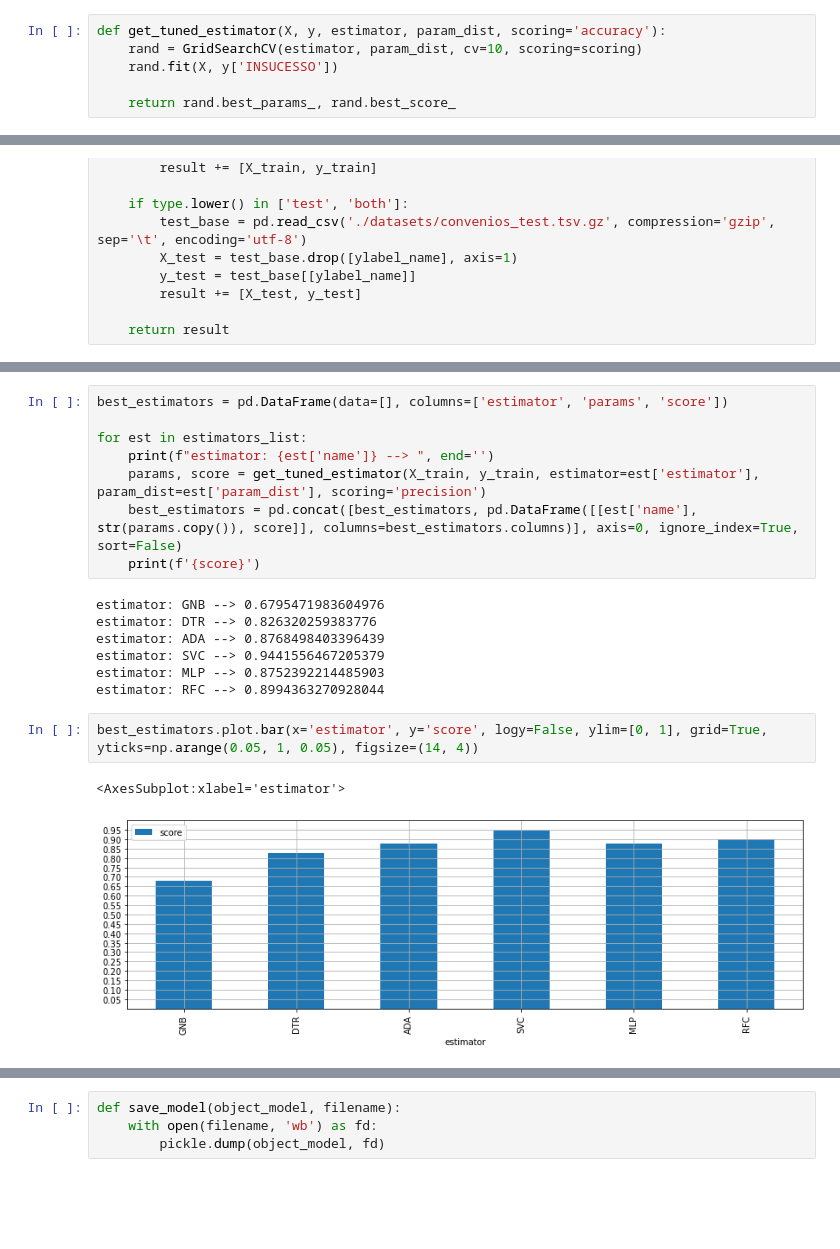
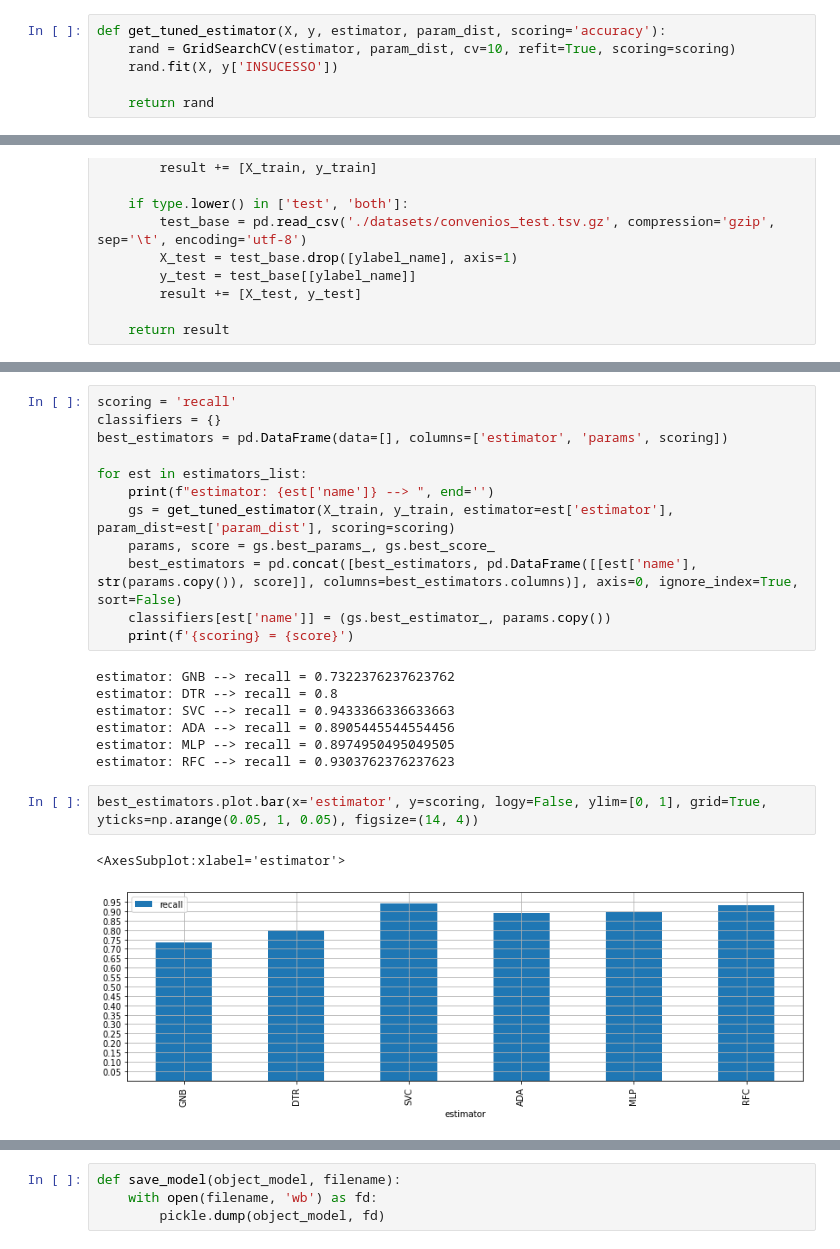
Before and after one commit to Iran-AP-BR/siconv-data, a Jupyter notebook: jupyter/notebooks/model training.ipynb, the cells around one changed output, grey strips where cells are left out. Drawn from its saved outputs; the diff is of its cells as text; blank space fills up the shorter version.

Commit message:
Complementacao do notebook de selecao e treinamento do modelo de machine learning e atualização da api graphql para a nova estrutura de dados

```diff
--- a/jupyter/notebooks/model training.ipynb
+++ b/jupyter/notebooks/model training.ipynb
@@ -310,8 +318,8 @@ def make_train_test_bases(**tables):
 > Esta função retorna o melhor score obtido e os hiperparâmetros correspondentes.
 # %%
 def get_tuned_estimator(X, y, estimator, param_dist, scoring='accuracy'):
-    rand = GridSearchCV(estimator, param_dist, cv=10, scoring=scoring)
+    rand = GridSearchCV(estimator, param_dist, cv=10, refit=True, scoring=scoring)
     rand.fit(X, y['INSUCESSO'])
 
-    return rand.best_params_, rand.best_score_
+    return rand
 # %% [markdown]
@@ -445,23 +457,27 @@ estimators_list = [
     }
 ]
 # %%
-best_estimators = pd.DataFrame(data=[], columns=['estimator', 'params', 'score'])
+scoring = 'recall'
+classifiers = {}
+best_estimators = pd.DataFrame(data=[], columns=['estimator', 'params', scoring])
 
 for est in estimators_list:
     print(f"estimator: {est['name']} --> ", end='')
-    params, score = get_tuned_estimator(X_train, y_train, estimator=est['estimator'], param_dist=est['param_dist'], scoring='precision')
+    gs = get_tuned_estimator(X_train, y_train, estimator=est['estimator'], param_dist=est['param_dist'], scoring=scoring)
+    params, score = gs.best_params_, gs.best_score_
     best_estimators = pd.concat([best_estimators, pd.DataFrame([[est['name'], str(params.copy()), score]], columns=best_estimators.columns)], axis=0, ignore_index=True, sort=False)
-    print(f'{score}')
+    classifiers[est['name']] = (gs.best_estimator_, params.copy())
+    print(f'{scoring} = {score}')
 # %% [output]
-estimator: GNB --> 0.6795471983604976
-estimator: DTR --> 0.826320259383776
-estimator: ADA --> 0.8768498403396439
-estimator: SVC --> 0.9441556467205379
-estimator: MLP --> 0.8752392214485903
-estimator: RFC --> 0.8994363270928044
+estimator: GNB --> recall = 0.7322376237623762
+estimator: DTR --> recall = 0.8
+estimator: SVC --> recall = 0.9433366336633663
+estimator: ADA --> recall = 0.8905445544554456
+estimator: MLP --> recall = 0.8974950495049505
+estimator: RFC --> recall = 0.9303762376237623
 # %%
-best_estimators.plot.bar(x='estimator', y='score', logy=False, ylim=[0, 1], grid=True, yticks=np.arange(0.05, 1, 0.05), figsize=(14, 4))
+best_estimators.plot.bar(x='estimator', y=scoring, logy=False, ylim=[0, 1], grid=True, yticks=np.arange(0.05, 1, 0.05), figsize=(14, 4))
 # %% [output]
 <AxesSubplot:xlabel='estimator'>
-[figure, old version]
+[figure, new version]
 # %%
```
Also changed, not shown: parts of 31 cells of this notebook, 20 other files.
